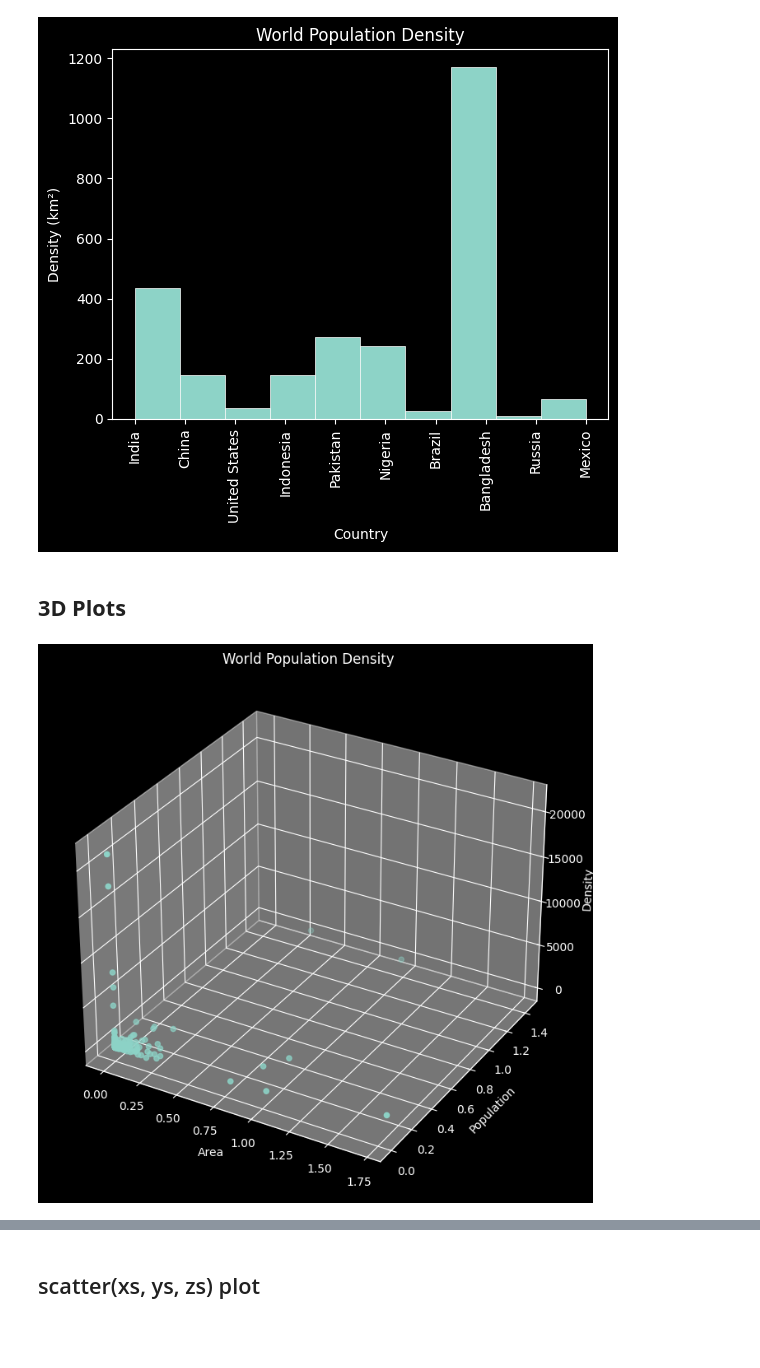
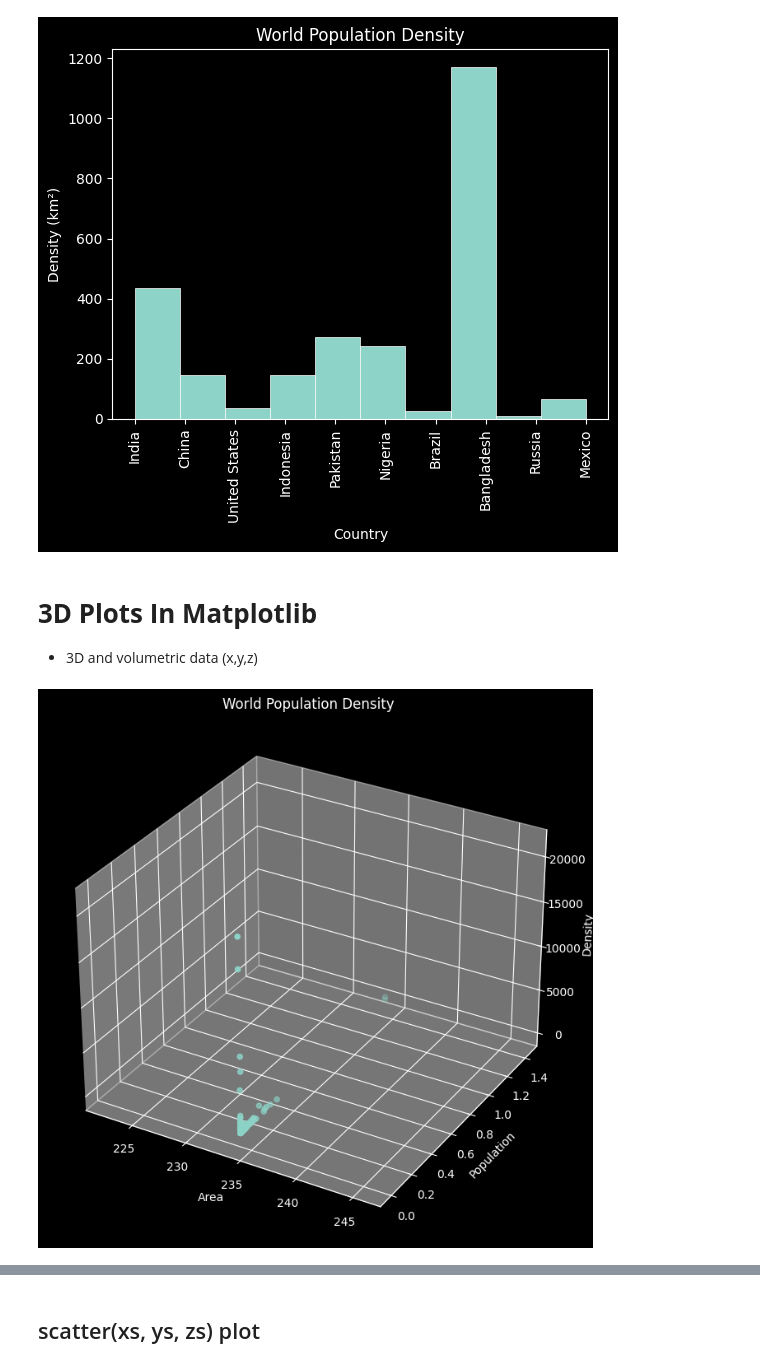
Before and after one commit to jsdhami/Python-For-Research, a Jupyter notebook: Matplotlib_Advanced.ipynb, the cells around one changed output, grey strips where cells are left out. Saved outputs shown, nothing was run; the diff lists cells and outputs as text; code cells hidden in the pictures; blank space fills up the shorter version.

```diff
--- a/Matplotlib_Advanced.ipynb
+++ b/Matplotlib_Advanced.ipynb
@@ -310,5 +329,6 @@ plt.show()
 [[ 1.         -0.06494494]
  [-0.06494494  1.        ]]
 [figure]
-# %% [markdown]
-## **3D Plots**
+# %% [markdown]
+# **3D Plots In Matplotlib**
+- 3D and volumetric data (x,y,z)
@@ -315,13 +339,13 @@ plt.show()
 # %%
 #  scatter plot
 plt.style.use('dark_background')
 fig, ax = plt.subplots(subplot_kw={'projection': '3d'})
 fig.set_size_inches(16, 8.27)
-ax.scatter(new_df['area'], new_df['pop'], new_df['density'])
+ax.scatter(len(new_df['area']), new_df['pop'], new_df['density'])
 ax.set_title('World Population Density')
 ax.set_xlabel('Area')
 ax.set_ylabel('Population')
 ax.set_zlabel('Density')
 plt.show()
 # %% [output]
-[figure, old version]
+[figure, new version]
```
Also changed, not shown: parts of 23 cells of this notebook.
